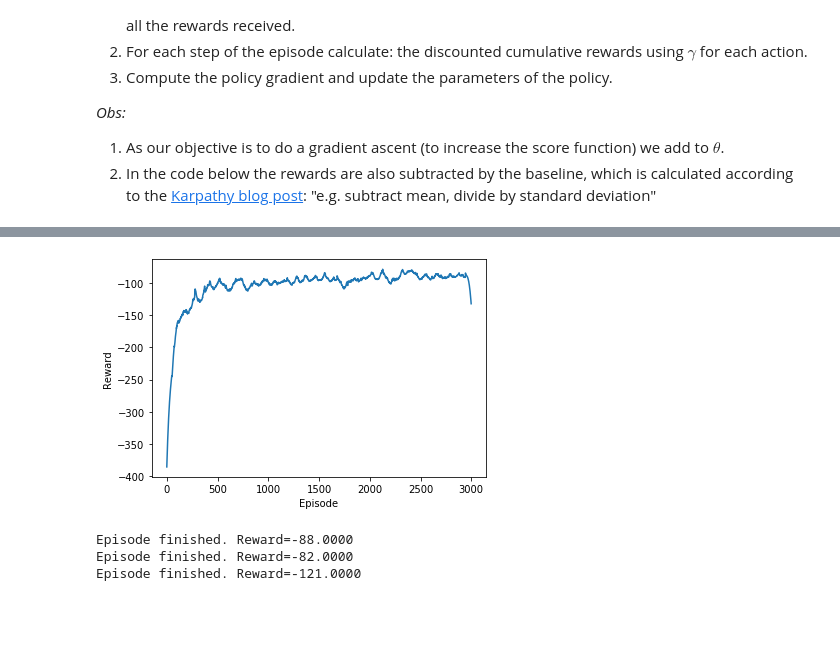
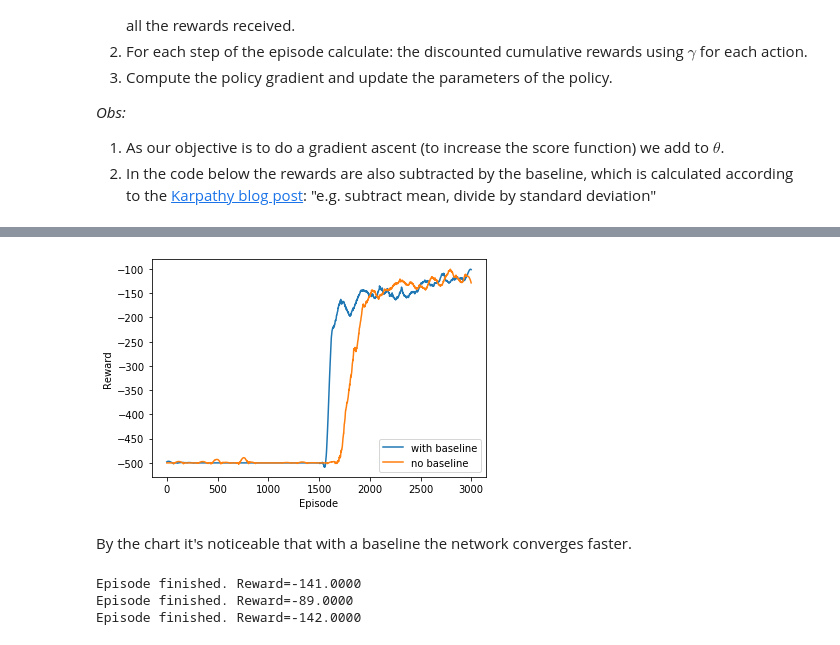
Before and after one commit to elisiojsj/Q-Learning, a Jupyter notebook: Policy-Based/PolicyGradients-Acrobot.ipynb, the cells around one changed output, grey strips where cells are left out. Drawn from its saved outputs; the diff is of its cells as text; code cells hidden in the pictures; blank space fills up the shorter version.

Commit message:
comparison of model with and without a baseline.

```diff
--- a/Policy-Based/PolicyGradients-Acrobot.ipynb
+++ b/Policy-Based/PolicyGradients-Acrobot.ipynb
@@ -16,7 +16,9 @@ class PolicyNN(nn.Module):
         self.network = nn.Sequential(
             nn.Linear(input_dim, 128),
             nn.ReLU(),
-            nn.Linear(128, output_dim),
+            nn.Linear(128, 64),
+            nn.ReLU(),
+            nn.Linear(64, output_dim),
             nn.Softmax(dim=-1)
         )
 
@@ -93,7 +95,7 @@ Basically it says:
 1. As our objective is to do a gradient ascent (to increase the score function) we add to $\theta$.
 2. In the code below the rewards are also subtracted by the baseline, which is calculated according to the [Karpathy blog post](https://karpathy.github.io/2016/05/31/rl/): "e.g. subtract mean, divide by standard deviation"
 # %%
-def train(env, gamma, n_episodes=30):
+def train(env, gamma, n_episodes=30, baseline=False):
 
     rewards_history = []
     policy_history = []
@@ -121,6 +123,7 @@ def train(env, gamma, n_episodes=30):
                 rewards_episode.append(reward)
                 actions_episode.append(action)# store log of action probabilities
 
+                # store state in list as a non tensor
                 states_episode.append(state.cpu().numpy())
 
                 state = next_state
@@ -136,8 +139,10 @@ def train(env, gamma, n_episodes=30):
         writer.add_scalar('Reward-episode', rewards_history[-1], episode)
         writer.add_scalar('Reward-mean100', mean_hist(rewards_history, 100), episode)
 
-        cumulative_rewards = np.array(get_cumulative_rewards(rewards_episode, gamma)) # calculate cumulative rewards
-        cumulative_rewards = (cumulative_rewards - cumulative_rewards.mean()) / cumulative_rewards.std() # normalization
+        cumulative_rewards = np.array(get_cumulative_rewards(rewards_episode, gamma)) # calculate cumulative discounted rewards
+
+        if baseline:
+            cumulative_rewards = (cumulative_rewards - cumulative_rewards.mean()) / cumulative_rewards.std() # normalization
 
         # convert lists to torch tensors
         batch_states = torch.tensor(states_episode, dtype=torch.float32, device=device)
@@ -158,3 +165,3 @@ def train(env, gamma, n_episodes=30):
 # %%
-rewards = train(env, gamma=0.99, n_episodes=3000)
+rewards_wth_baseline = train(env, gamma=0.99, n_episodes=3000, baseline=False)
 # %% [output]
@@ -177,0 +185,4 @@ Episode 3000     rewards(mean):-104.1300
+# %%
+# load the network with the same weights it had before running without a baseline
+policy.load_state_dict(torch.load('./tmp.py'))
+rewards_no_baseline = train(env, gamma=0.99, n_episodes=3000, baseline=True)
@@ -178,12 +207,22 @@ Episode 3000     rewards(mean):-104.1300
 # %%
 from scipy.signal import savgol_filter
 
-plt.plot(savgol_filter(rewards, 99, 3))
+smooth = lambda x: savgol_filter(x,99, 3)
+
+fig = plt.figure()
+ax = fig.add_subplot(111)
+
+ax.plot(smooth(rewards_wth_baseline), label='with baseline')
+ax.plot(smooth(rewards_no_baseline), label='no baseline')
+
 plt.ylabel('Reward')
 plt.xlabel('Episode')
+plt.legend(loc=4)
 plt.show()
 # %% [output]
-[figure, old version]
+[figure, new version]
+# %% [markdown]
+By the chart it's noticeable that with a baseline the network converges faster.
 # %%
 # play some episodes to see how it's working
 from time import sleep
@@ -207,6 +246,6 @@ for i in range(3):
         sleep(0.01)
     print("Episode finished. Reward={:.4f}".format(reward_sum))
 # %% [output]
-Episode finished. Reward=-88.0000
-Episode finished. Reward=-82.0000
-Episode finished. Reward=-121.0000
+Episode finished. Reward=-141.0000
+Episode finished. Reward=-89.0000
+Episode finished. Reward=-142.0000
```
Also changed, not shown: parts of 4 cells of this notebook.
